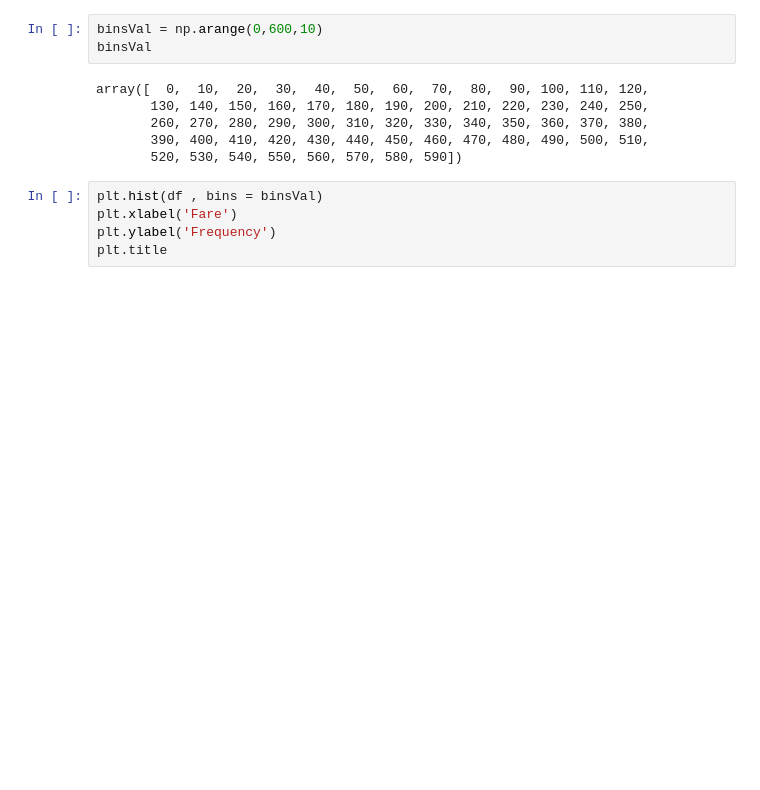
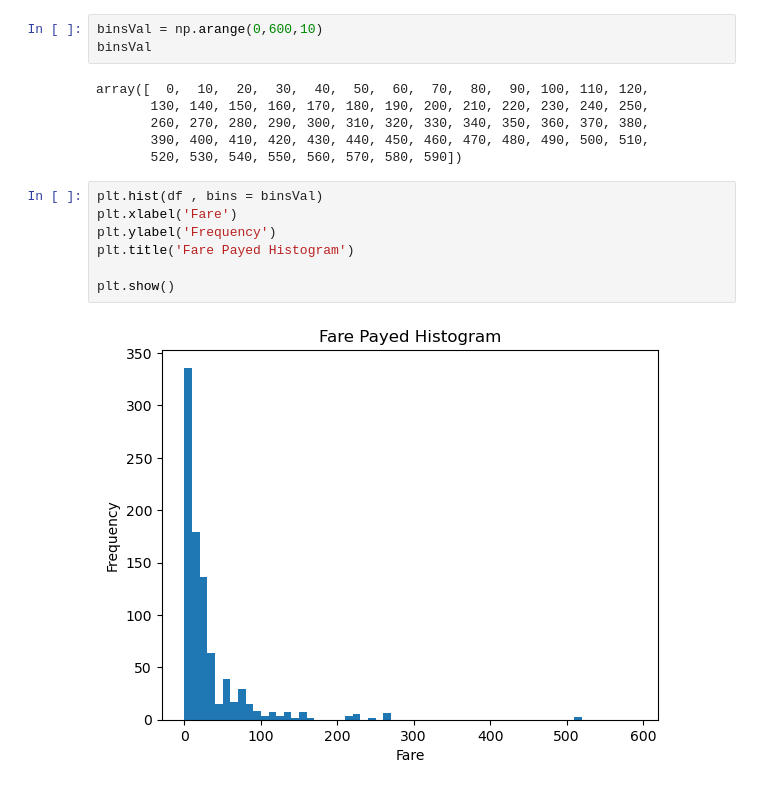
Before and after one commit to mericcapar/pandas_exercise, a Jupyter notebook: Visualization /Titanic_Disaster.ipynb, the cells around one changed output. Saved outputs shown, nothing was run; the diff lists cells and outputs as text; blank space fills up the shorter version.

Commit message:
Visualization

```diff
--- a/Visualization /Titanic_Disaster.ipynb
+++ b/Visualization /Titanic_Disaster.ipynb
@@ -79,5 +79,9 @@ array([  0,  10,  20,  30,  40,  50,  60,  70,  80,  90, 100, 110, 120,
 # %%
 plt.hist(df , bins = binsVal)
 plt.xlabel('Fare')
 plt.ylabel('Frequency')
-plt.title
+plt.title('Fare Payed Histogram')
+
+plt.show()
+# %% [output]
+[figure, added]
```
Also changed, not shown: 2 other files.
